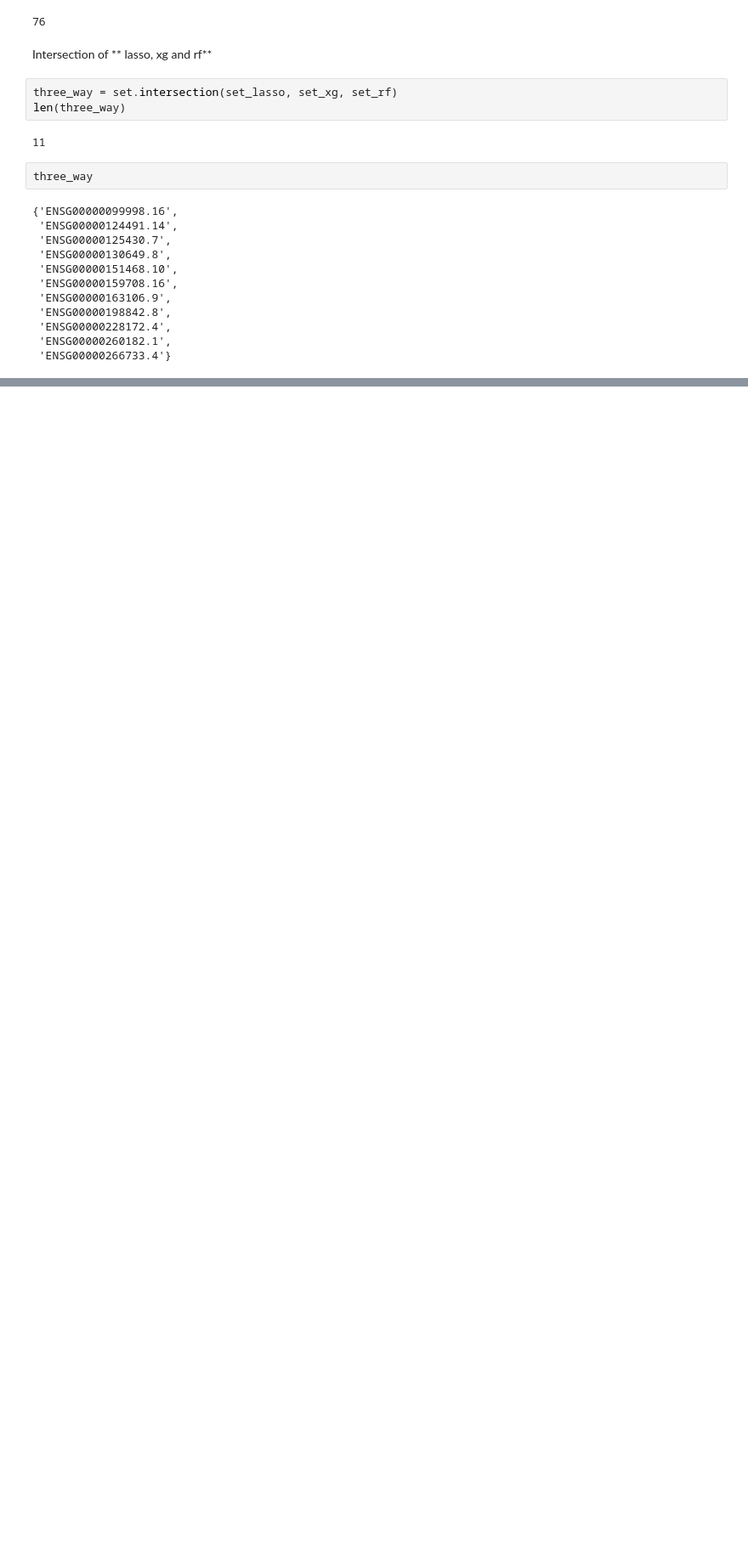
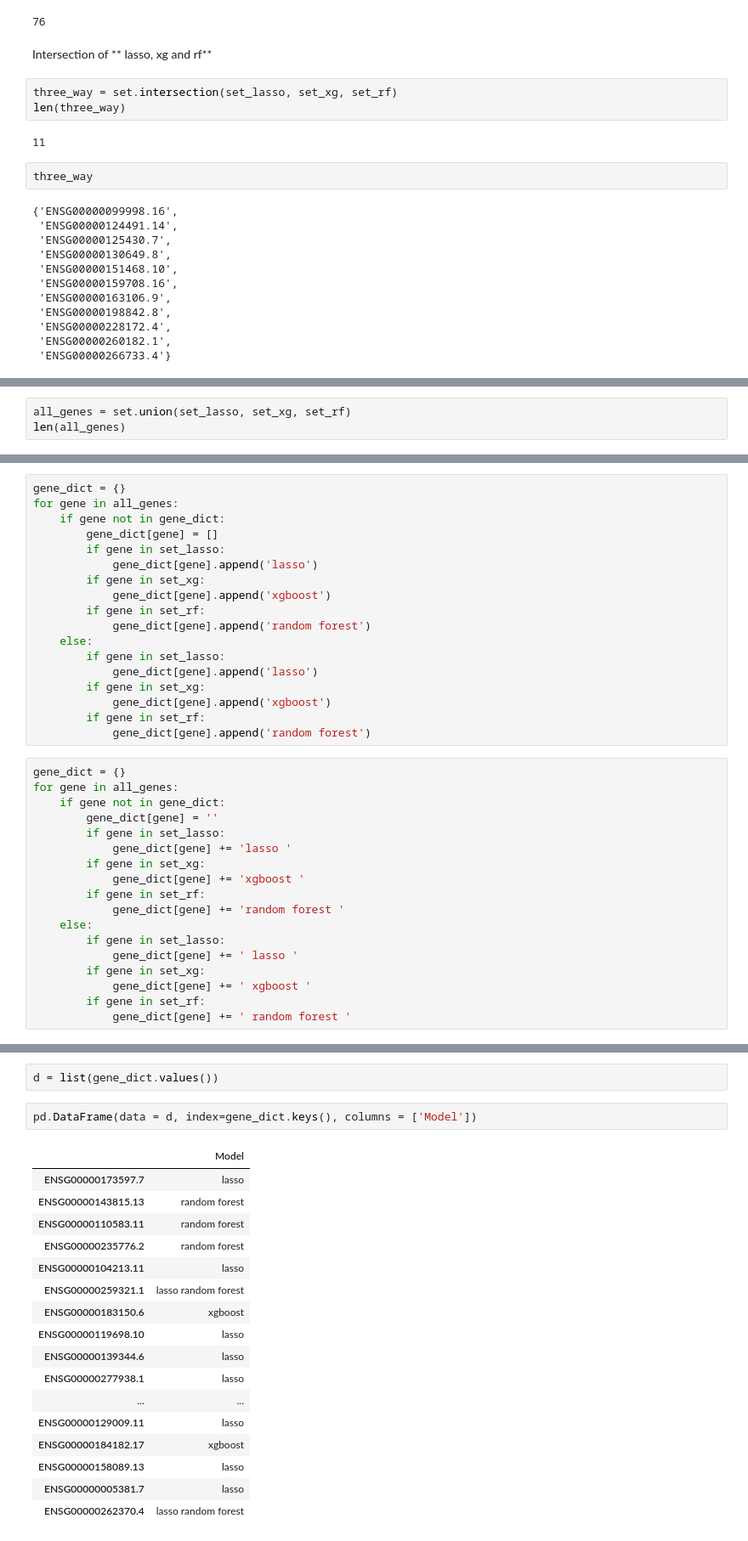
Before and after one commit to NCBI-Hackathons/ConsensusML, a Jupyter notebook: scripts/model_walkthrough.ipynb, the cells around one changed output, grey strips where cells are left out. Shown at 85% size. Cells and saved outputs as stored; diff of their text form; blank space fills up the shorter version.

Commit message:
create table of genes

```diff
--- a/scripts/model_walkthrough.ipynb
+++ b/scripts/model_walkthrough.ipynb
@@ -364,0 +367,3 @@ three_way
+# %%
+all_genes = set.union(set_lasso, set_xg, set_rf)
+len(all_genes)
@@ -364,0 +397,36 @@ three_way
+# %%
+gene_dict = {}
+for gene in all_genes:
+    if gene not in gene_dict:
+        gene_dict[gene] = []
+        if gene in set_lasso:
+            gene_dict[gene].append('lasso')
+        if gene in set_xg:
+            gene_dict[gene].append('xgboost')
+        if gene in set_rf:
+            gene_dict[gene].append('random forest')
+    else:
+        if gene in set_lasso:
+            gene_dict[gene].append('lasso')
+        if gene in set_xg:
+            gene_dict[gene].append('xgboost')
+        if gene in set_rf:
+            gene_dict[gene].append('random forest')
+# %%
+gene_dict = {}
+for gene in all_genes:
+    if gene not in gene_dict:
+        gene_dict[gene] = ''
+        if gene in set_lasso:
+            gene_dict[gene] += 'lasso '
+        if gene in set_xg:
+            gene_dict[gene] += 'xgboost '
+        if gene in set_rf:
+            gene_dict[gene] += 'random forest '
+    else:
+        if gene in set_lasso:
+            gene_dict[gene] += ' lasso '
+        if gene in set_xg:
+            gene_dict[gene] += ' xgboost '
+        if gene in set_rf:
+            gene_dict[gene] += ' random forest '
@@ -364,0 +441,22 @@ three_way
+# %%
+d = list(gene_dict.values())
+# %%
+pd.DataFrame(data = d, index=gene_dict.keys(), columns = ['Model'])
+# %% [output]
+|  | Model |
+| ENSG00000173597.7 | lasso |
+| ENSG00000143815.13 | random forest |
+| ENSG00000110583.11 | random forest |
+| ENSG00000235776.2 | random forest |
+| ENSG00000104213.11 | lasso |
+| ENSG00000259321.1 | lasso random forest |
+| ENSG00000183150.6 | xgboost |
+| ENSG00000119698.10 | lasso |
+| ENSG00000139344.6 | lasso |
+| ENSG00000277938.1 | lasso |
+| ... | ... |
+| ENSG00000129009.11 | lasso |
+| ENSG00000184182.17 | xgboost |
+| ENSG00000158089.13 | lasso |
+| ENSG00000005381.7 | lasso |
+| ENSG00000262370.4 | lasso random forest |
```
Also changed, not shown: parts of 8 cells of this notebook.
